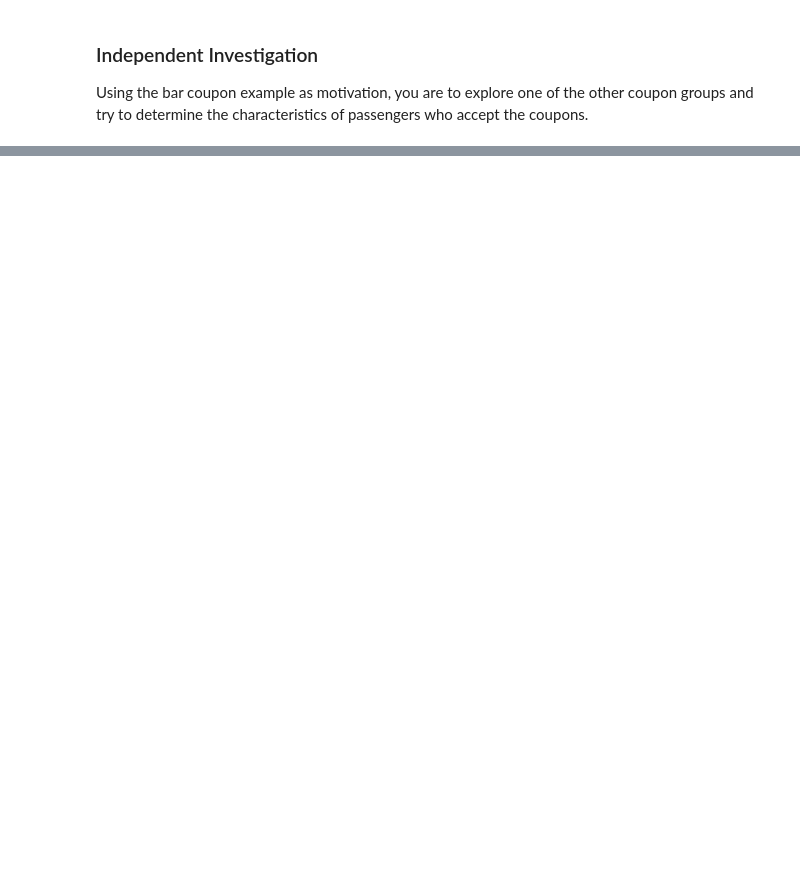
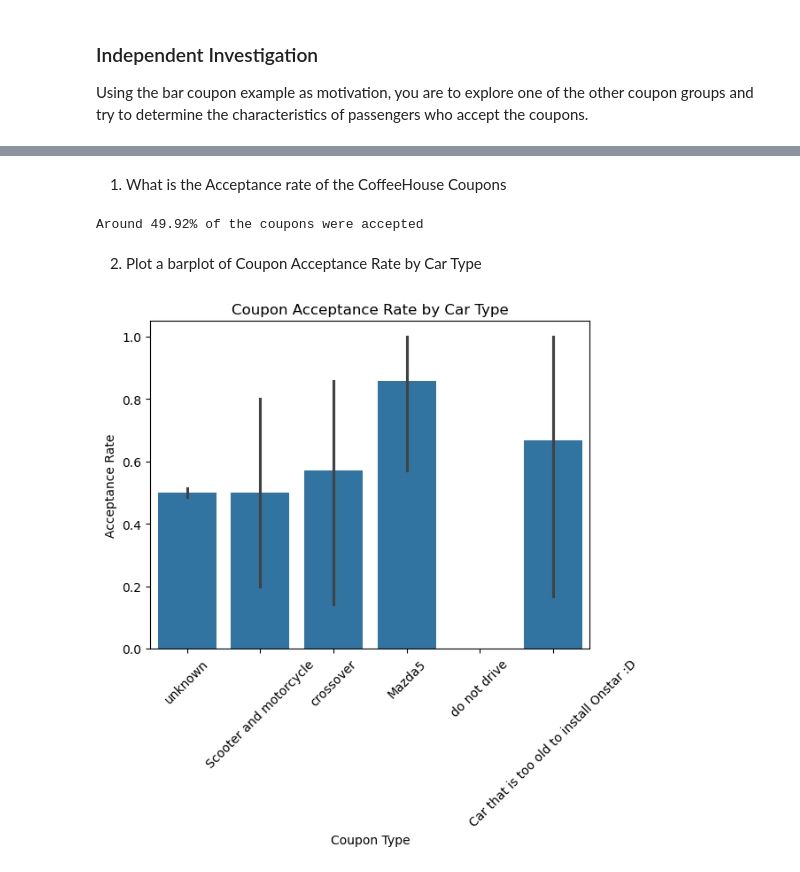
Before and after one commit to skavoori/practical-application-1, a Jupyter notebook: prompt.ipynb, the cells around one changed output, grey strips where cells are left out. Cells and saved outputs as stored; diff of their text form; code cells hidden in the pictures; blank space fills up the shorter version.

```diff
--- a/prompt.ipynb
+++ b/prompt.ipynb
@@ -539,6 +531,7 @@ print(str(round(acpt_rate_3*100, 2)) + '% of the drivers who go to cheap restaur
 
 Using the bar coupon example as motivation, you are to explore one of the other coupon groups and try to determine the characteristics of passengers who accept the coupons.
 # %%
+data = pd.read_csv('data/coupons.csv')
 df_ch = data[data['coupon'] == 'Coffee House']
 df_ch
 # %% [output]
@@ -557,0 +581,19 @@ df_ch
+# %% [markdown]
+1. What is the Acceptance rate of the CoffeeHouse Coupons
+# %%
+acceptance_rate = df_ch['Y'].value_counts()/len(df_ch)
+acceptance_percentage = acceptance_rate[1]*100
+print('Around ' + str(round(acceptance_percentage,2)) + '% of the coupons were accepted')
+# %% [output]
+Around 49.92% of the coupons were accepted
+# %% [markdown]
+2. Plot a barplot of Coupon Acceptance Rate by Car Type
+# %%
+sns.barplot(x='car', y='Y', data=df_ch)
+plt.xticks(rotation=45)
+plt.title('Coupon Acceptance Rate by Car Type')
+plt.xlabel('Coupon Type')
+plt.ylabel('Acceptance Rate')
+plt.show()
+# %% [output]
+[figure, added]
```
Also changed, not shown: parts of 15 cells of this notebook, 1 other file.
